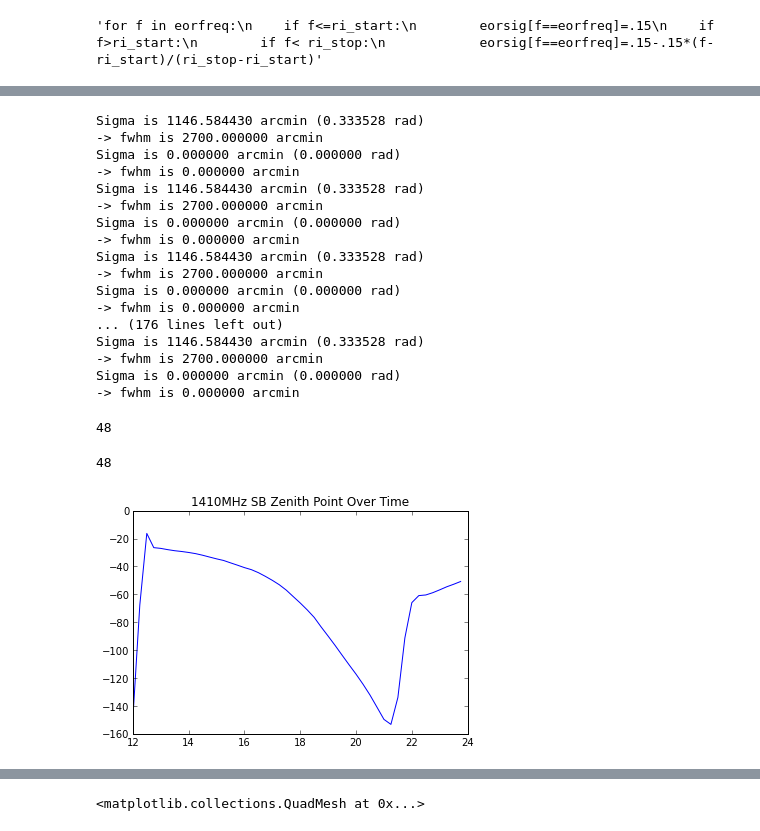
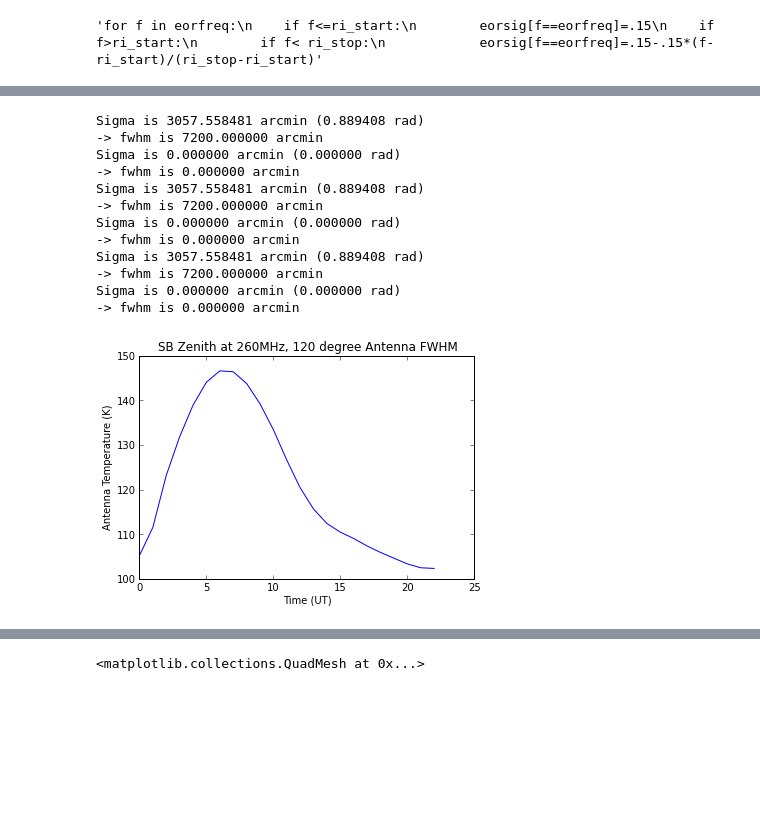
Before and after one commit to shanencross/21cm_sim_tools, a Jupyter notebook: eorsim.ipynb, the cells around one changed output, grey strips where cells are left out. Saved outputs shown, nothing was run; the diff lists cells and outputs as text; code cells hidden in the pictures; blank space fills up the shorter version.

Commit message:
Replaced eorsim.ipynb and simtools.py with newer versions

```diff
--- a/eorsim.ipynb
+++ b/eorsim.ipynb
@@ -84,5 +68,6 @@ manymaps32=[]
 #nside = 32
 #fills manymaps32 with 32bit per pixel maps at each defined frequency
 for i,freq in enumerate(eorfreq):
-    manymaps32.append(makemap(freq)+eorsig[i])
+    #manymaps32.append(makemap(freq))
+    manymaps32.append(st.makemap(freq,cp1,cp2,cp3,cp4,hmap408)+eorsig[i])
     #manymaps32.append(makemap(freq, nside=nside))
@@ -147,10 +73,0 @@ def replace_with_earth(map,elcut=0):
-# %%
-'''
-for i,map in enumerate(manymaps32):
-    map=galmap2eqmap(map)
-    map=eqmap2azelmap(map,ut=0.0)
-    map=replace_with_earth(map)
-    manymaps32[i]=hp.smoothing(map,np.pi/4.0)
-    #see simtools for explanations on each of the three function calls
-    #see healpix for information about the smoothing function
-    '''
@@ -159,3 +73,0 @@ for i,map in enumerate(manymaps32):
-# %%
-testmap = manymaps32[0]
-timemaps = []
@@ -162,24 +101,22 @@ timemaps = []
 # %%
+timemaps = []
+count = 1
+fwhm_degrees = 120
 for index in range(len(eortime)):
-    testmap=galmap2eqmap(testmap)
-    testmap=eqmap2azelmap(testmap,ut=eortime[index])
-    testmap=replace_with_earth(testmap)
-    timemaps.append(hp.smoothing(testmap,np.pi/4.0))
+    testmap=st.galmap2eqmap(manymaps32[count])
+    testmap=st.eqmap2azelmap(testmap,ut=eortime[index])
+    testmap=st.replace_with_earth(testmap)
+    timemaps.append(hp.smoothing(testmap,np.radians(fwhm_degrees),regression=False))
 # %% [output]
-Sigma is 1146.584430 arcmin (0.333528 rad)
--> fwhm is 2700.000000 arcmin
+Sigma is 3057.558481 arcmin (0.889408 rad)
+-> fwhm is 7200.000000 arcmin
 Sigma is 0.000000 arcmin (0.000000 rad)
 -> fwhm is 0.000000 arcmin
-Sigma is 1146.584430 arcmin (0.333528 rad)
--> fwhm is 2700.000000 arcmin
+Sigma is 3057.558481 arcmin (0.889408 rad)
+-> fwhm is 7200.000000 arcmin
 Sigma is 0.000000 arcmin (0.000000 rad)
 -> fwhm is 0.000000 arcmin
-Sigma is 1146.584430 arcmin (0.333528 rad)
--> fwhm is 2700.000000 arcmin
+Sigma is 3057.558481 arcmin (0.889408 rad)
+-> fwhm is 7200.000000 arcmin
 Sigma is 0.000000 arcmin (0.000000 rad)
 -> fwhm is 0.000000 arcmin
-... (176 lines left out)
-Sigma is 1146.584430 arcmin (0.333528 rad)
--> fwhm is 2700.000000 arcmin
-Sigma is 0.000000 arcmin (0.000000 rad)
--> fwhm is 0.000000 arcmin
@@ -196,16 +128,10 @@ import pylab as pl
-# %%
-len(timemap_zenith)
-# %% [output]
-48
-# %%
-len(eortime)
-#len(timemap_zenith)
-# %% [output]
-48
 # %%
 pl.figure()
 pl.plot(eortime, timemap_zenith)
-pl.title('1410MHz SB Zenith Point Over Time')
+pl.title('SB Zenith at ' +str(eorfreq[count])+'MHz, '+str(fwhm_degrees)+ ' degree Antenna FWHM')
+pl.xlabel('Time (UT)')
+pl.ylabel('Antenna Temperature (K)')
+savefig(str(eorfreq[count])+'mhz_sb_zenith_overtime_'+str(fwhm_degrees)+'deg.png')
 pl.show()
 # %% [output]
-[figure, old version]
+[figure, new version]
```
Also changed, not shown: parts of 30 cells of this notebook, 1 other file.
